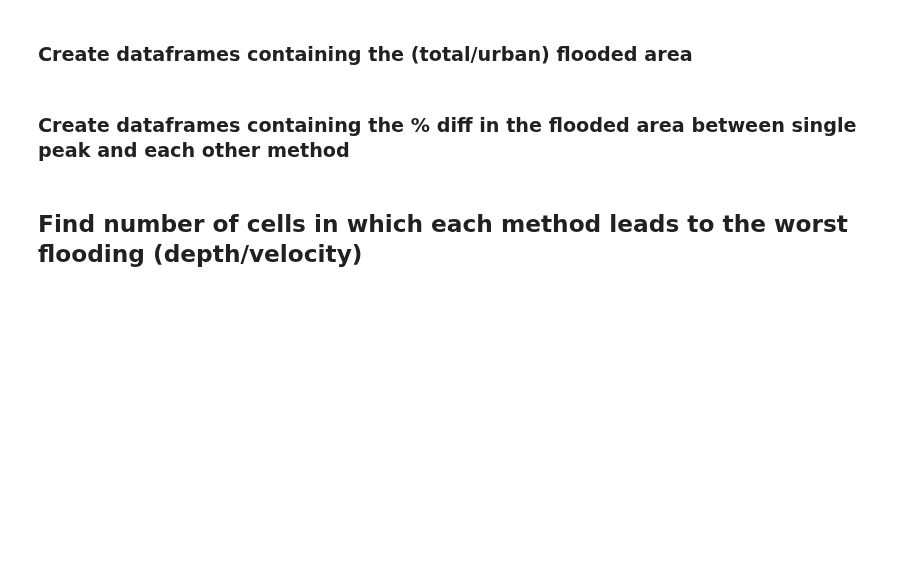
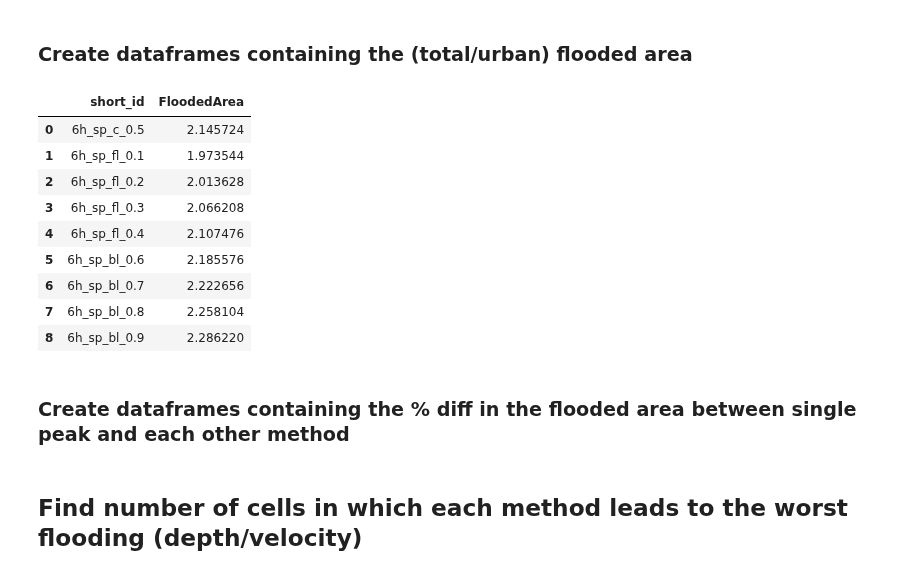
Before and after one commit to masher92/UKCP18, a Jupyter notebook: CatchmentAnalysis/ProcessModelResults/Processing-2.ipynb, the cells around one changed output. Drawn from its saved outputs; the diff is of its cells as text; code cells hidden in the pictures; blank space fills up the shorter version.

```diff
--- a/CatchmentAnalysis/ProcessModelResults/Processing-2.ipynb
+++ b/CatchmentAnalysis/ProcessModelResults/Processing-2.ipynb
@@ -345,8 +347,19 @@ depth_counts_arable, depth_props_arable = create_binned_counts_and_props(methods
 # %% [markdown]
 ### Create dataframes containing the (total/urban) flooded area
 # %%
-totals_df = create_totals_df(velocity_counts, cell_size_in_m2)
+# totals_df = create_totals_df(velocity_counts, cell_size_in_m2)
 totals_df
+# %% [output]
+|  | short_id | FloodedArea |
+| 0 | 6h_sp_c_0.5 | 2.145724 |
+| 1 | 6h_sp_fl_0.1 | 1.973544 |
+| 2 | 6h_sp_fl_0.2 | 2.013628 |
+| 3 | 6h_sp_fl_0.3 | 2.066208 |
+| 4 | 6h_sp_fl_0.4 | 2.107476 |
+| 5 | 6h_sp_bl_0.6 | 2.185576 |
+| 6 | 6h_sp_bl_0.7 | 2.222656 |
+| 7 | 6h_sp_bl_0.8 | 2.258104 |
+| 8 | 6h_sp_bl_0.9 | 2.286220 |
 # %%
 totals_df_urban = create_totals_df(velocity_counts_urban, cell_size_in_m2)
 totals_df_suburban = create_totals_df(velocity_counts_suburban, cell_size_in_m2)
```
Also changed, not shown: parts of 15 cells of this notebook.
